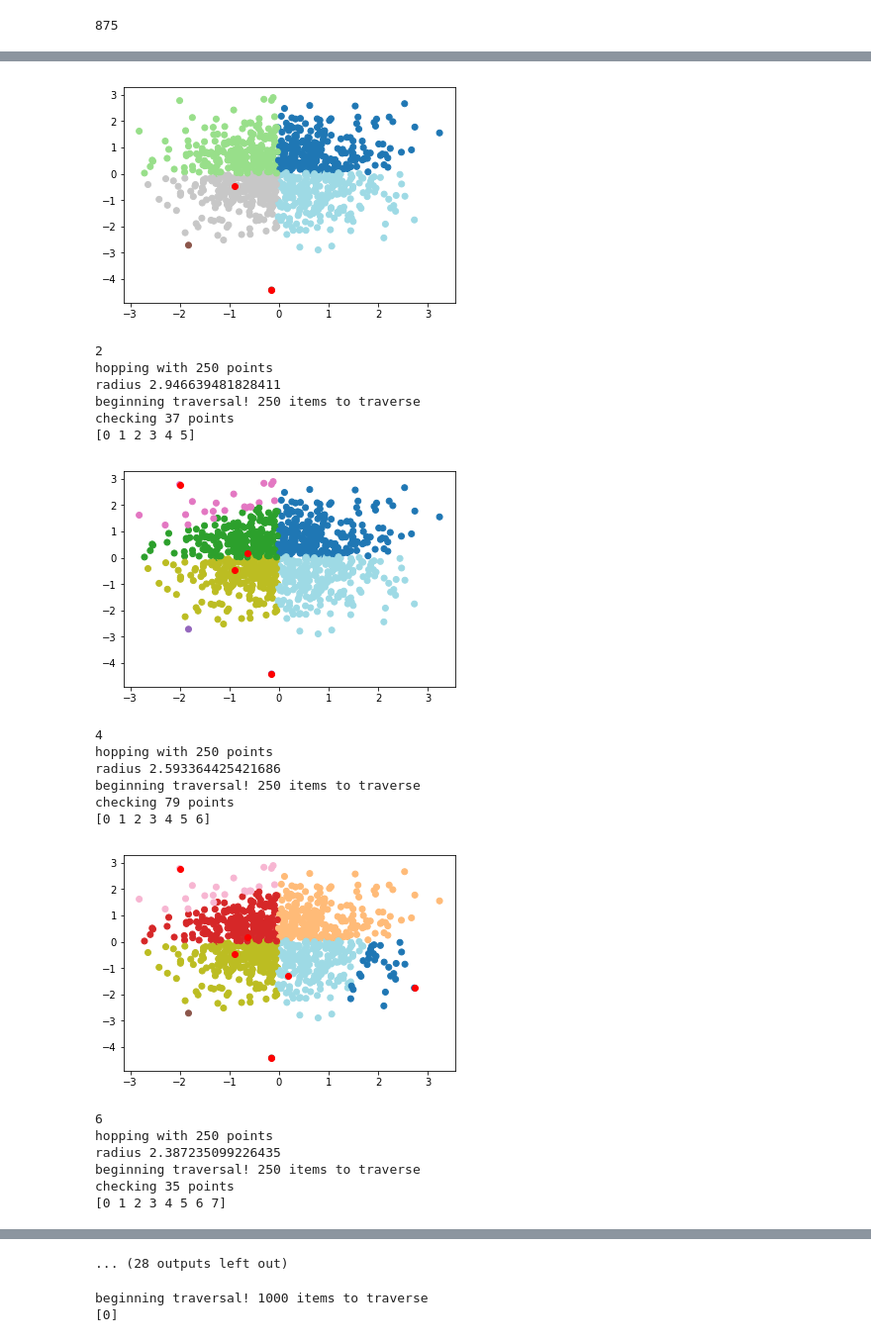
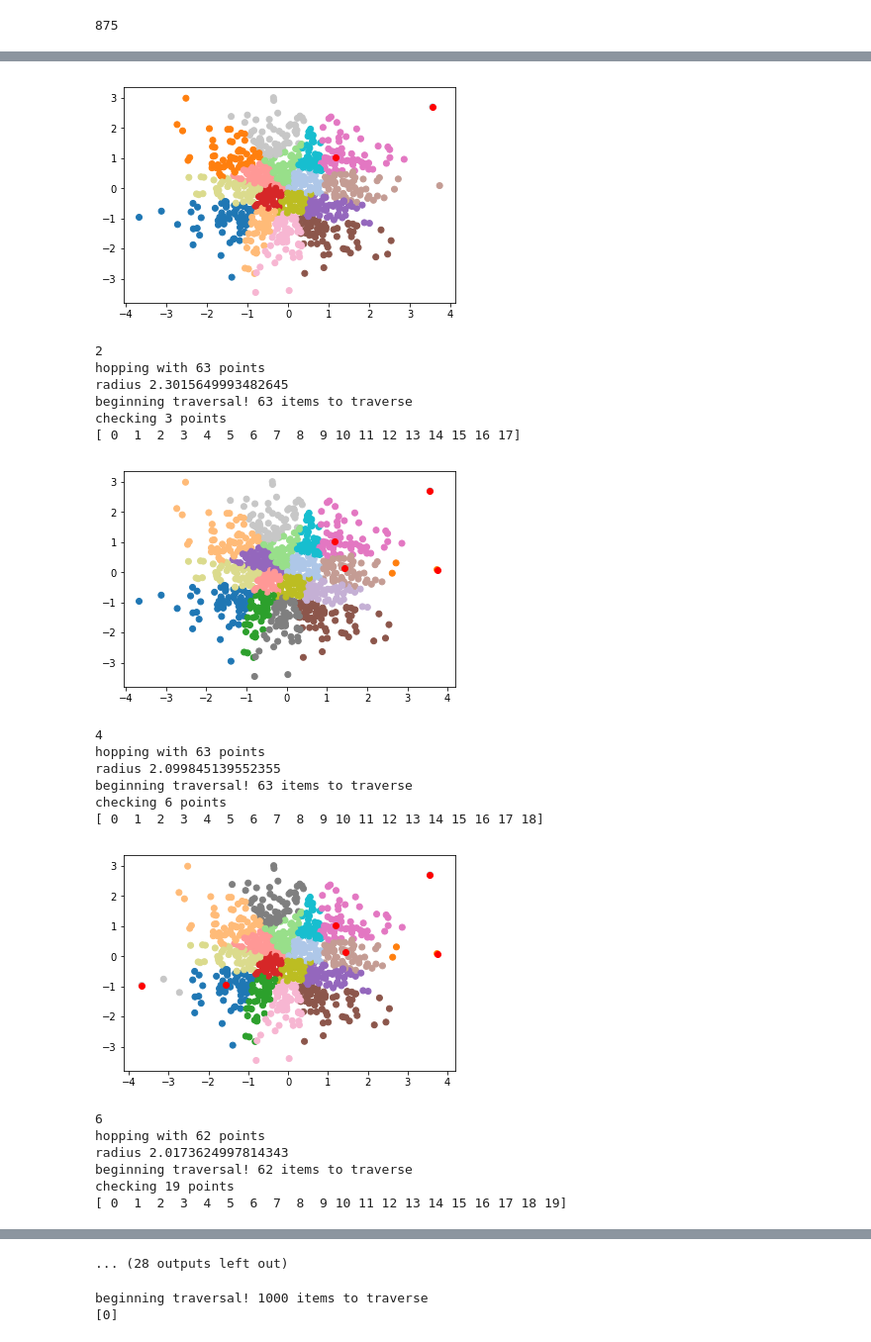
Before and after one commit to bendemeo/hopper, a Jupyter notebook: test.ipynb, the cells around one changed output, grey strips where cells are left out. Shown at 99% size. Drawn from its saved outputs; the diff is of its cells as text; code cells hidden in the pictures.

```diff
--- a/test.ipynb
+++ b/test.ipynb
@@ -11,4 +14,4 @@ from ipywidgets import interact
 from sklearn.preprocessing import LabelEncoder
 from copy import deepcopy
 # %%
-rgauss = sc.AnnData(np.random.normal(size=(1000,2)))
+rgauss = np.random.normal(size=(1000,2))
@@ -161,5 +18,5 @@ th.get_vdict()
 # %%
-partitions = RPartition(rgauss, max_partition_size=500)
+partitions = PCATreePartition(rgauss, max_partition_size=100)
 cells = np.array(range(rgauss.shape[0]))
 for i,p in enumerate(partitions):
     for row in p:
@@ -178,7 +52,7 @@ len(np.unique(partitions))
 875
 # %%
 rgauss = np.random.normal(size=(1000,2))
-th = treehopper(rgauss, splits=float('inf'), pre_partition=True, max_partition_size=400)
+th = treehopper(rgauss, splits=float('inf'), partition=PCATreePartition, max_partition_size=100)
 for i in range(20):
     th.hop()
     cells = deepcopy([str(x) for x in th.get_vcells()])
@@ -207,21 +86,21 @@ checking 4 points
-[figure, old version]
+[figure, new version]
 2
-hopping with 250 points
-radius 2.946639481828411
-beginning traversal! 250 items to traverse
-checking 37 points
-[0 1 2 3 4 5]
+hopping with 63 points
+radius 2.3015649993482645
+beginning traversal! 63 items to traverse
+checking 3 points
+[ 0  1  2  3  4  5  6  7  8  9 10 11 12 13 14 15 16 17]
-[figure, old version]
+[figure, new version]
 4
-hopping with 250 points
-radius 2.593364425421686
-beginning traversal! 250 items to traverse
-checking 79 points
-[0 1 2 3 4 5 6]
+hopping with 63 points
+radius 2.099845139552355
+beginning traversal! 63 items to traverse
+checking 6 points
+[ 0  1  2  3  4  5  6  7  8  9 10 11 12 13 14 15 16 17 18]
-[figure, old version]
+[figure, new version]
 6
-hopping with 250 points
-radius 2.387235099226435
-beginning traversal! 250 items to traverse
-checking 35 points
-[0 1 2 3 4 5 6 7]
+hopping with 62 points
+radius 2.0173624997814343
+beginning traversal! 62 items to traverse
+checking 19 points
+[ 0  1  2  3  4  5  6  7  8  9 10 11 12 13 14 15 16 17 18 19]
```
Also changed, not shown: parts of 12 cells of this notebook, 1 other file.
